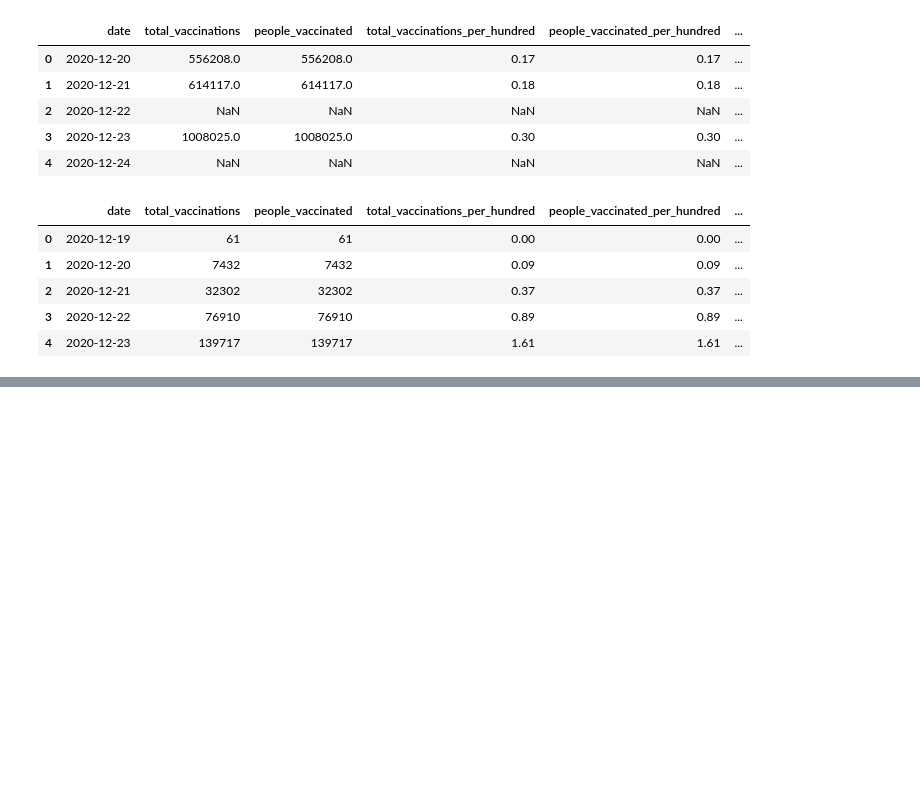
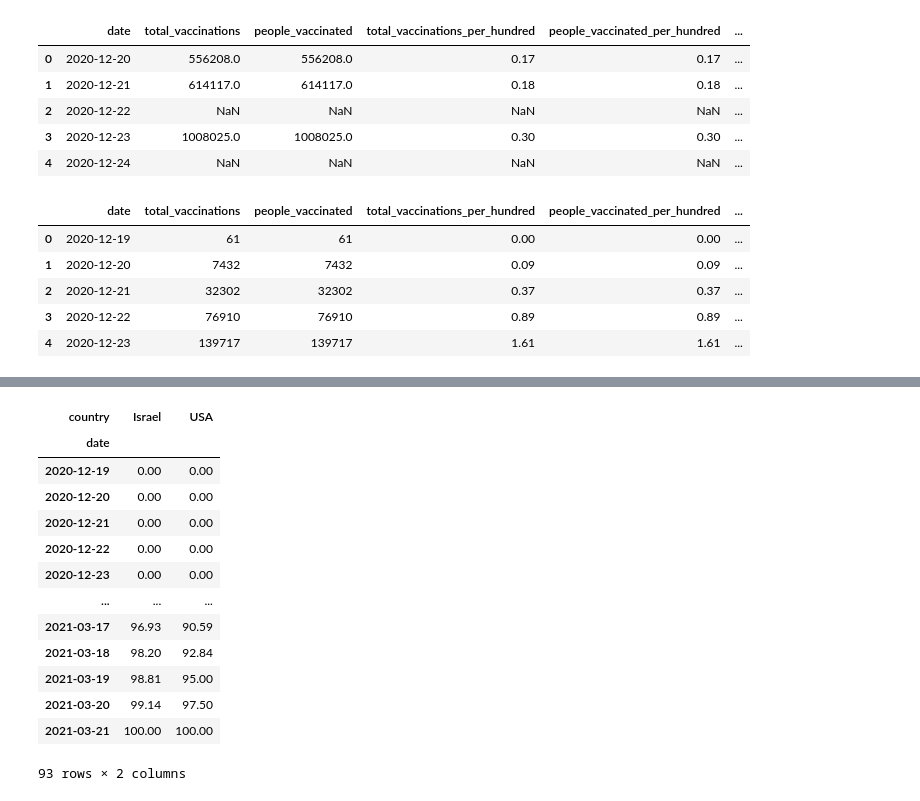
Before and after one commit to UroborosElite/COVID_Travel_Prediction, a Jupyter notebook: extract.ipynb, the cells around one changed output, grey strips where cells are left out. Cells and saved outputs as stored; diff of their text form; code cells hidden in the pictures; blank space fills up the shorter version.

```diff
--- a/extract.ipynb
+++ b/extract.ipynb
@@ -41,0 +108,19 @@ isr_df.head()
+# %%
+vac03.Israel = vac02.Israel / 4563045.0 * 100
+vac03.USA = vac02.USA / 44141228.0 * 100
+vac03
+# %% [output]
+| country | Israel | USA |
+| date |  |  |
+| 2020-12-19 | 0.00 | 0.00 |
+| 2020-12-20 | 0.00 | 0.00 |
+| 2020-12-21 | 0.00 | 0.00 |
+| 2020-12-22 | 0.00 | 0.00 |
+| 2020-12-23 | 0.00 | 0.00 |
+| ... | ... | ... |
+| 2021-03-17 | 96.93 | 90.59 |
+| 2021-03-18 | 98.20 | 92.84 |
+| 2021-03-19 | 98.81 | 95.00 |
+| 2021-03-20 | 99.14 | 97.50 |
+| 2021-03-21 | 100.00 | 100.00 |
+93 rows × 2 columns
```
Also changed, not shown: parts of 25 cells of this notebook, 5 other files.
